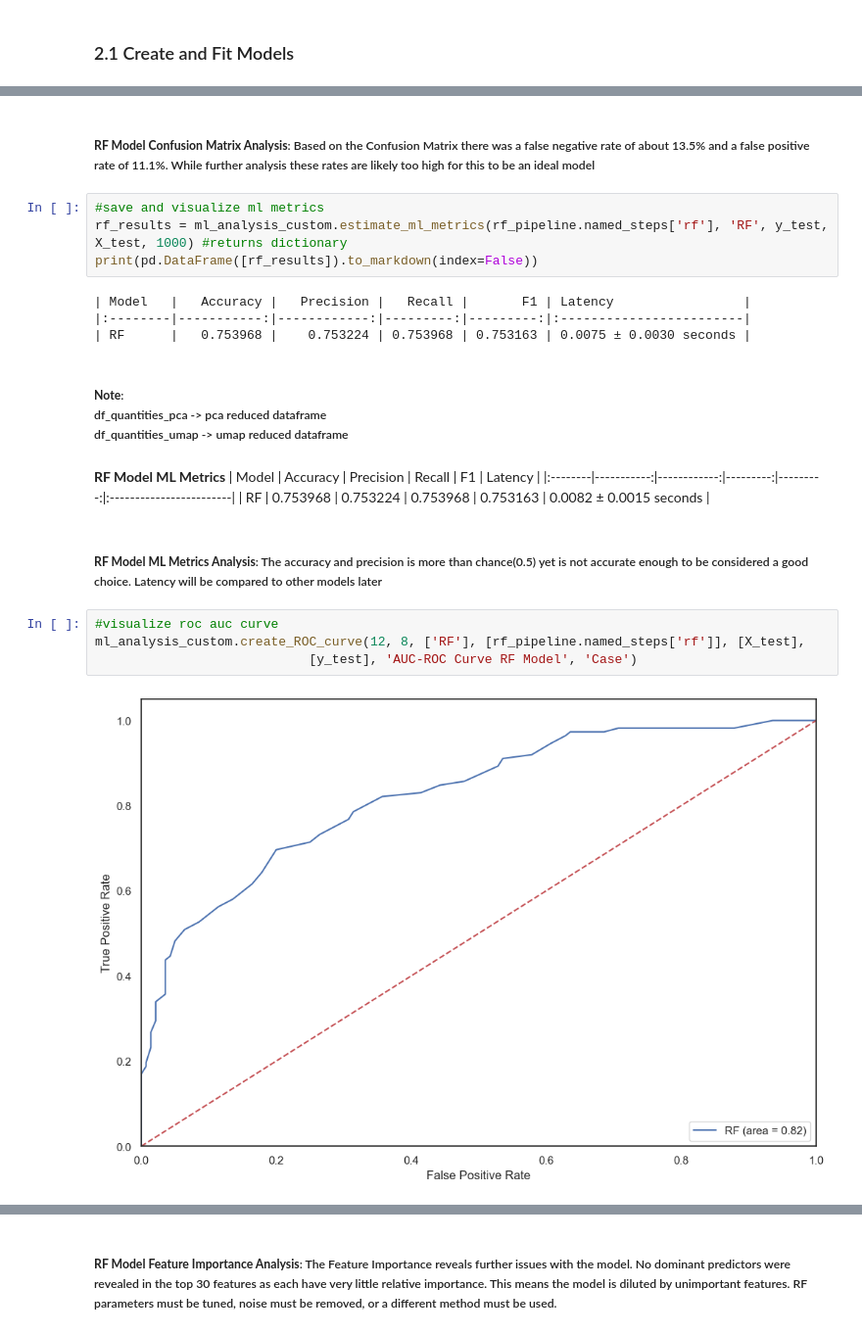
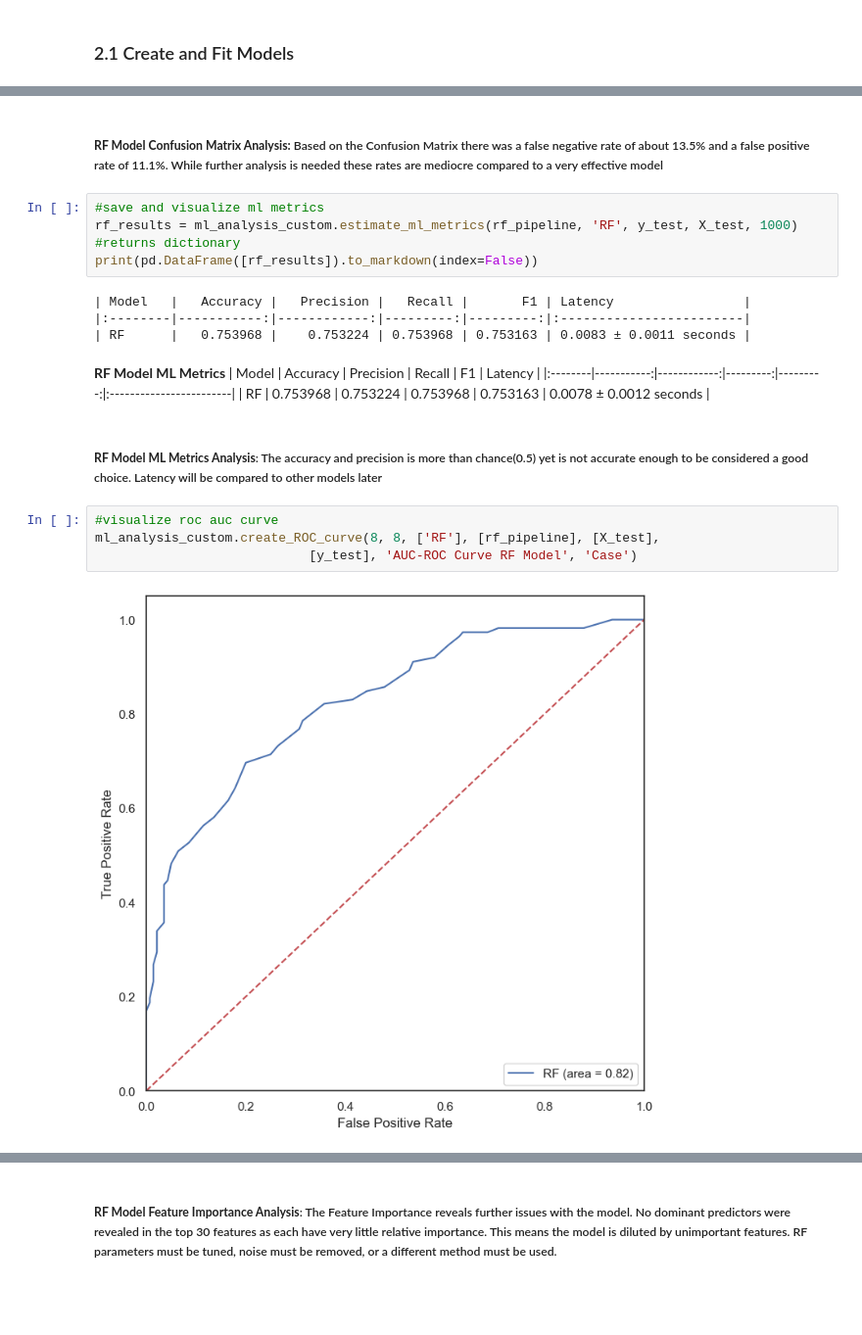
Before and after one commit to APS301123/Lung_Cancer_Classification_Project, a Jupyter notebook: Code/notebook_lung_cancer.ipynb, the cells around one changed output, grey strips where cells are left out. Shown at 98% size. Drawn from its saved outputs; the diff is of its cells as text; blank space fills up the shorter version.

Commit message:
fixed model outputs

```diff
--- a/Code/notebook_lung_cancer.ipynb
+++ b/Code/notebook_lung_cancer.ipynb
@@ -199,28 +257,26 @@ ml_analysis_custom.visualize_confusion_matrix(rf_pipeline.named_steps['rf'], rf_
 # %% [output]
 [figure]
 # %% [markdown]
-##### **RF Model Confusion Matrix Analysis**: Based on the Confusion Matrix there was a false negative rate of about 13.5% and a false positive rate of 11.1%. While further analysis these rates are likely too high for this to be an ideal model
+##### **RF Model Confusion Matrix Analysis:** Based on the Confusion Matrix there was a false negative rate of about 13.5% and a false positive rate of 11.1%. While further analysis is needed these rates are mediocre compared to a very effective model
 # %%
 #save and visualize ml metrics
-rf_results = ml_analysis_custom.estimate_ml_metrics(rf_pipeline.named_steps['rf'], 'RF', y_test, X_test, 1000) #returns dictionary
+rf_results = ml_analysis_custom.estimate_ml_metrics(rf_pipeline, 'RF', y_test, X_test, 1000) #returns dictionary
 print(pd.DataFrame([rf_results]).to_markdown(index=False))
 # %% [output]
 | Model   |   Accuracy |   Precision |   Recall |       F1 | Latency                 |
 |:--------|-----------:|------------:|---------:|---------:|:------------------------|
-| RF      |   0.753968 |    0.753224 | 0.753968 | 0.753163 | 0.0075 ± 0.0030 seconds |
+| RF      |   0.753968 |    0.753224 | 0.753968 | 0.753163 | 0.0083 ± 0.0011 seconds |
-# %% [markdown]
-##### **Note**: <br> df_quantities_pca -> pca reduced dataframe <br> df_quantities_umap -> umap reduced dataframe
 # %% [markdown]
 **RF Model ML Metrics**
 | Model   |   Accuracy |   Precision |   Recall |       F1 | Latency                 |
 |:--------|-----------:|------------:|---------:|---------:|:------------------------|
-| RF      |   0.753968 |    0.753224 | 0.753968 | 0.753163 | 0.0082 ± 0.0015 seconds |
+| RF      |   0.753968 |    0.753224 | 0.753968 | 0.753163 | 0.0078 ± 0.0012 seconds |
 # %% [markdown]
 ##### **RF Model ML Metrics Analysis**: The accuracy and precision is more than chance(0.5) yet is not accurate enough to be considered a good choice. Latency will be compared to other models later
 # %%
 #visualize roc auc curve
-ml_analysis_custom.create_ROC_curve(12, 8, ['RF'], [rf_pipeline.named_steps['rf']], [X_test],
+ml_analysis_custom.create_ROC_curve(8, 8, ['RF'], [rf_pipeline], [X_test],
                             [y_test], 'AUC-ROC Curve RF Model', 'Case')
 # %% [output]
-[figure, old version]
+[figure, new version]
 # %% [markdown]
```
Also changed, not shown: parts of 34 cells of this notebook.
